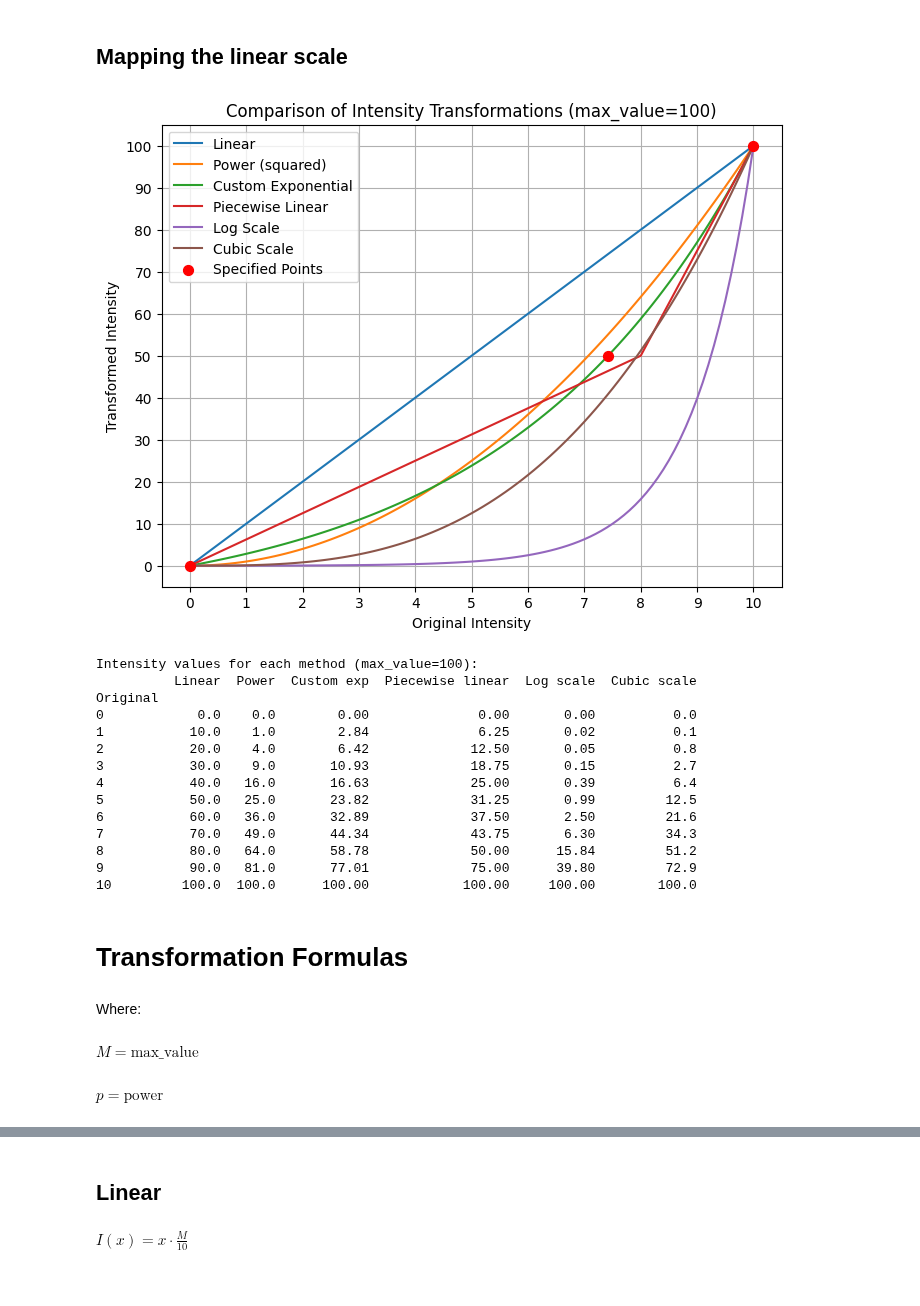
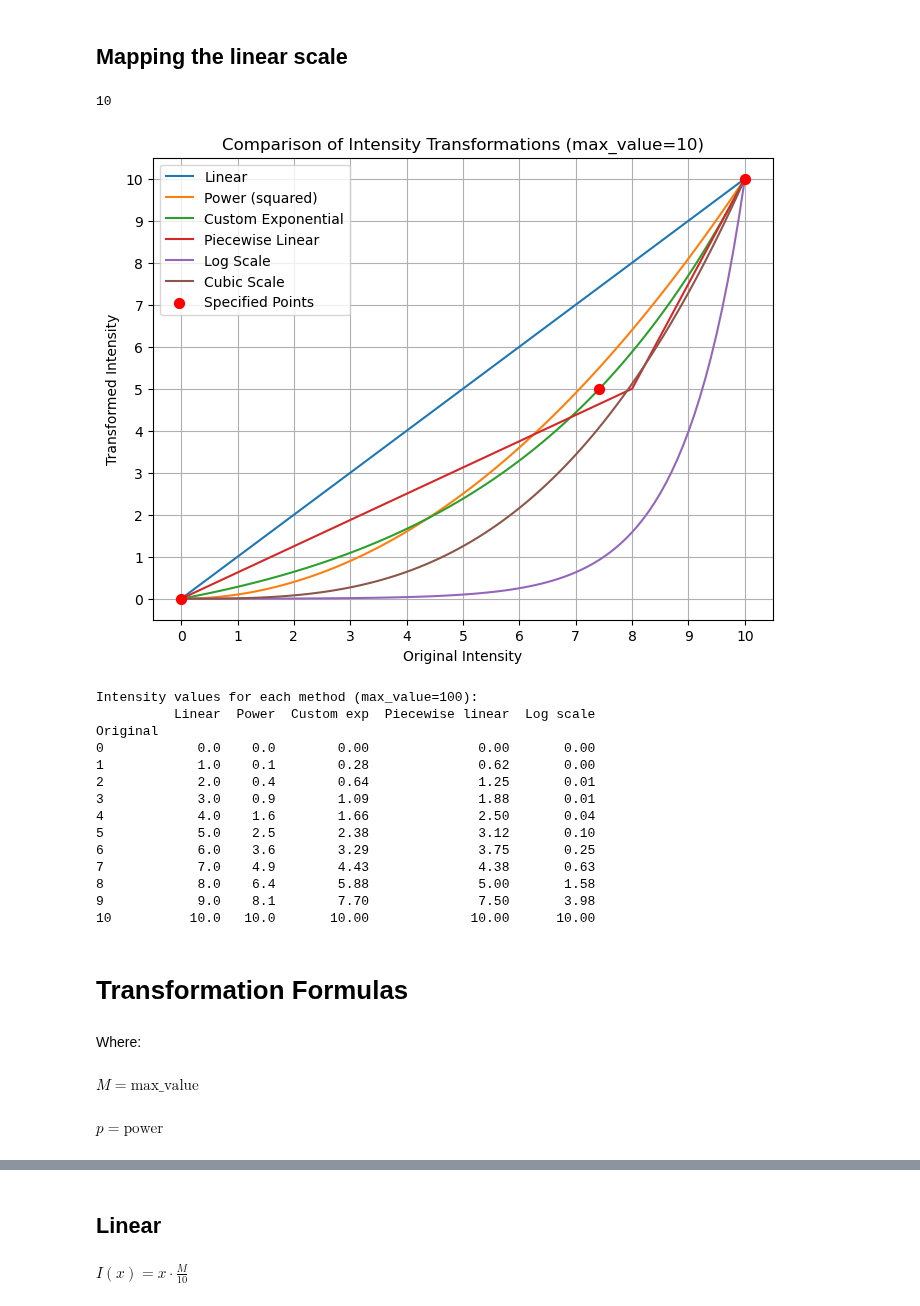
Before and after one commit to aph-research/cluster-headaches, a Jupyter notebook: Cluster headache full model.ipynb, the cells around one changed output, grey strips where cells are left out. Saved outputs shown, nothing was run; the diff lists cells and outputs as text; code cells hidden in the pictures.

Commit message:
Plotted max_value 10 for linear for comparison

```diff
--- a/Cluster headache full model.ipynb
+++ b/Cluster headache full model.ipynb
@@ -989,7 +987,7 @@ def create_intensity_table(max_value=100):
     :return: A pandas DataFrame containing the intensity values
     """
     intensities = np.arange(11)  # 0 to 10
-    methods = ['linear', 'power', 'custom_exp', 'piecewise_linear', 'log_scale', 'cubic_scale']
+    methods = ['linear', 'power', 'custom_exp', 'piecewise_linear', 'log_scale']
 
     data = {'Original': intensities}
 
@@ -1008,48 +1006,49 @@ def display_formulas():
         'Power': r'I(x) = \left(\frac{x}{10}\right)^p \cdot M',
         'Custom Exponential': r'I(x) = A \cdot e^{Bx} + C \quad \text{(parameters fitted)}',
         'Piecewise Linear': r'I(x) = \begin{cases} \frac{M}{16}x & \text{if } x \leq 8 \\ \frac{M}{4} + \frac{M}{8}(x-8) & \text{if } x > 8 \end{cases}',
         'Log Scale': r'I(x) = \left(10^{\frac{x}{2.5}} - 1\right) \cdot \frac{M}{10^4 - 1}',
         'Cubic Scale': r'I(x) = \left(\frac{x}{10}\right)^3 \cdot M'
     }
 
     display(Markdown("# Transformation Formulas"))
     display(Markdown("Where:"))
     display(Math(r"M = \text{max_value}"))
     display(Math(r"p = \text{power}"))
     display(Markdown(""))
 
     for method, formula in formulas.items():
         display(Markdown(f"## {method}"))
         display(Math(formula))
 
 max_value = 100
 
 # Plot the intensity transformations
 plot_intensity_transformations(max_value=max_value)
 
 # Table with values from 0–10 for each method
 table = create_intensity_table(max_value=max_value)
 print(f"Intensity values for each method (max_value={max_value}):")
 print(table)
 
 # Formulas for each of the methods
 display_formulas()
 # %% [output]
+10
-[figure, old version]
+[figure, new version]
-Intensity values for each method (max_value=100):
-          Linear  Power  Custom exp  Piecewise linear  Log scale  Cubic scale
-Original
-0            0.0    0.0        0.00              0.00       0.00          0.0
-1           10.0    1.0        2.84              6.25       0.02          0.1
-2           20.0    4.0        6.42             12.50       0.05          0.8
-3           30.0    9.0       10.93             18.75       0.15          2.7
-4           40.0   16.0       16.63             25.00       0.39          6.4
-5           50.0   25.0       23.82             31.25       0.99         12.5
-6           60.0   36.0       32.89             37.50       2.50         21.6
-7           70.0   49.0       44.34             43.75       6.30         34.3
-8           80.0   64.0       58.78             50.00      15.84         51.2
-9           90.0   81.0       77.01             75.00      39.80         72.9
-10         100.0  100.0      100.00            100.00     100.00        100.0
+Intensity values for each method (max_value=100):
+          Linear  Power  Custom exp  Piecewise linear  Log scale
+Original
+0            0.0    0.0        0.00              0.00       0.00
+1            1.0    0.1        0.28              0.62       0.00
+2            2.0    0.4        0.64              1.25       0.01
+3            3.0    0.9        1.09              1.88       0.01
+4            4.0    1.6        1.66              2.50       0.04
+5            5.0    2.5        2.38              3.12       0.10
+6            6.0    3.6        3.29              3.75       0.25
+7            7.0    4.9        4.43              4.38       0.63
+8            8.0    6.4        5.88              5.00       1.58
+9            9.0    8.1        7.70              7.50       3.98
+10          10.0   10.0       10.00             10.00      10.00
 # Transformation Formulas
 Where:
 $\displaystyle M = \text{max_value}$
```
Also changed, not shown: parts of 7 cells of this notebook.
